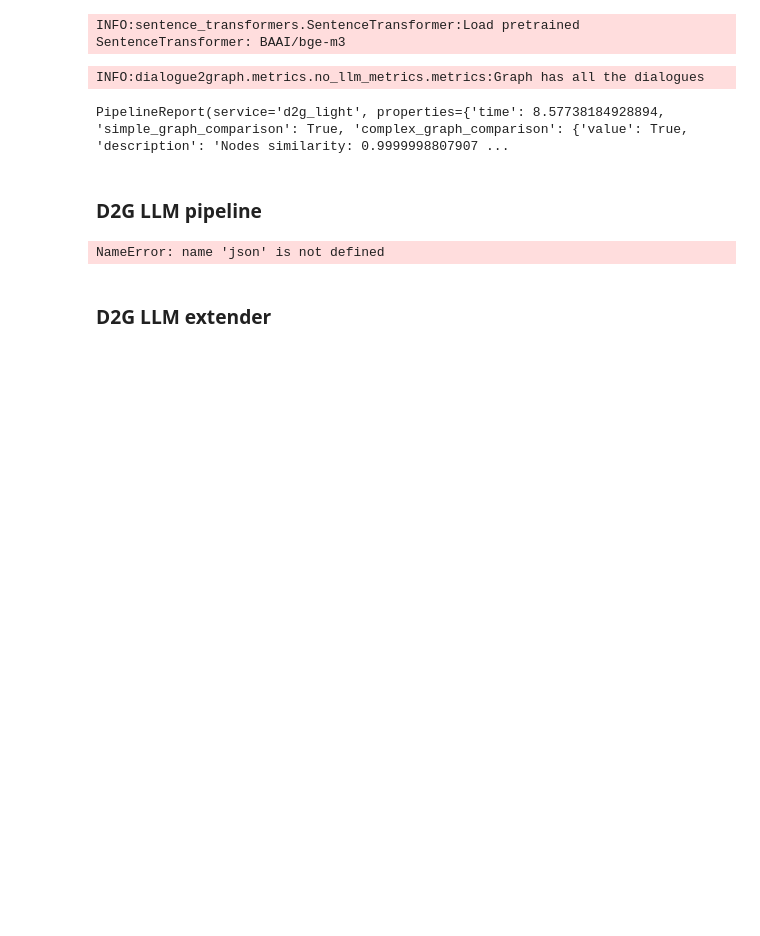
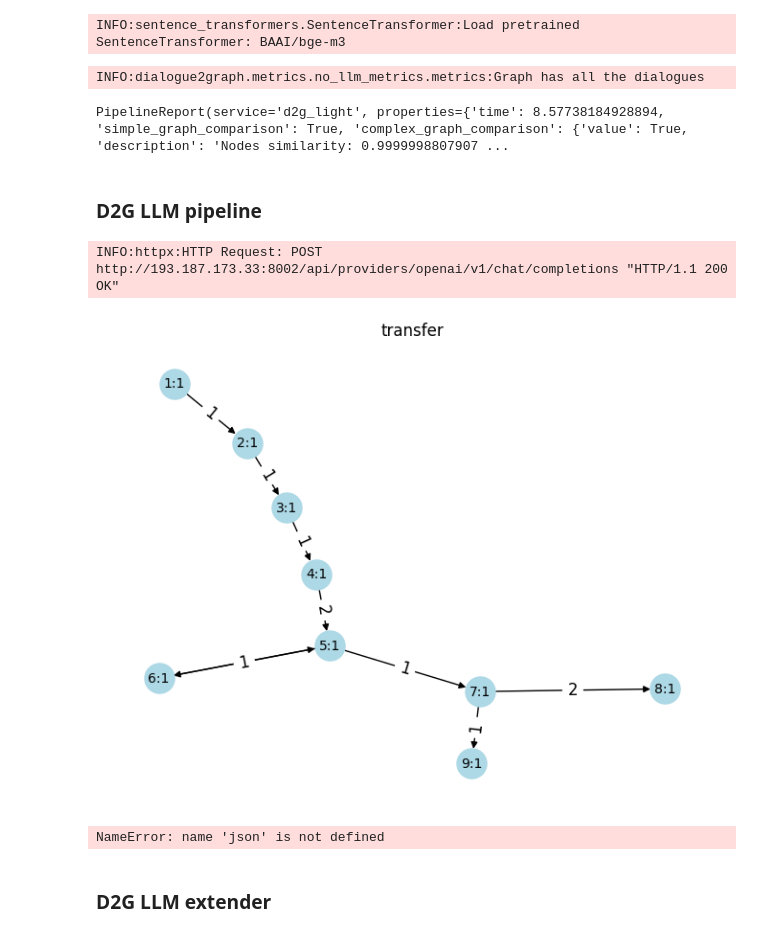
Before and after one commit to deeppavlov/dialogue2graph, a Jupyter notebook: experiments/exp2025_03_20_d2g_pipeline/exp2025_03_20_d2g_pipeline/test_pipeline.ipynb, the cells around one changed output. Saved outputs shown, nothing was run; the diff lists cells and outputs as text; code cells hidden in the pictures; blank space fills up the shorter version.

```diff
--- a/experiments/exp2025_03_20_d2g_pipeline/exp2025_03_20_d2g_pipeline/test_pipeline.ipynb
+++ b/experiments/exp2025_03_20_d2g_pipeline/exp2025_03_20_d2g_pipeline/test_pipeline.ipynb
@@ -19,22 +19,22 @@ ms = ModelStorage()
 # %%
 ms.add(
         key="grouping_llm",
-        config={"model_name": "chatgpt-4o-latest", "temperature": 0, "api_key": os.getenv("OPENAI_API_KEY"), "base_url": os.getenv("OPENAI_BASE_URL")},
+        config={"model_name": "chatgpt-4o-latest", "temperature": 0},
         model_type="llm",
     )
 ms.add(
         key="extending_llm",
-        config={"model_name": "chatgpt-4o-latest", "temperature": 0, "api_key": os.getenv("OPENAI_API_KEY"), "base_url": os.getenv("OPENAI_BASE_URL")},
+        config={"model_name": "chatgpt-4o-latest", "temperature": 0},
         model_type="llm",
     )
 ms.add(
         key="filling_llm",
-        config={"model_name": "o3-mini", "temperature": 1, "api_key": os.getenv("OPENAI_API_KEY"), "base_url": os.getenv("OPENAI_BASE_URL")},
+        config={"model_name": "o3-mini", "temperature": 1},
         model_type="llm",
     )
 ms.add(
         key="formatting_llm",
-        config={"model_name": "gpt-4o-mini", "temperature": 0, "api_key": os.getenv("OPENAI_API_KEY"), "base_url": os.getenv("OPENAI_BASE_URL")},
+        config={"model_name": "gpt-4o-mini", "temperature": 0},
         model_type="llm",
     )
 ms.add(
@@ -209,8 +322,8 @@ PipelineReport(service='d2g_light', properties={'time': 8.57738184928894, 'simpl
 # %% [markdown]
 ### D2G LLM pipeline
 # %%
-from dialogue2graph.pipelines.d2g_llm.pipeline import Pipeline
-pipeline = Pipeline(
+from dialogue2graph.pipelines.d2g_llm.pipeline import D2GLLMPipeline
+pipeline = D2GLLMPipeline(
         name="d2g_llm",
         model_storage=ms,
         grouping_llm="grouping_llm",
@@ -220,6 +333,13 @@ pipeline = Pipeline(
         step2_evals=metrics.DGEvalBase,
         end_evals=metrics.DGEvalBase
         )
+# %%
+raw_data = PipelineRawDataType(dialogs='transfer.json')
+graph, report = pipeline.invoke(raw_data)
+graph.visualise_short("transfer")
+# %% [output]
+INFO:httpx:HTTP Request: POST http://193.187.173.33:8002/api/providers/openai/v1/chat/completions "HTTP/1.1 200 OK"
+[figure, added]
 # %%
 data = [{'text': 'Hey there! How can I help you today?',
     'participant': 'assistant'},
```
Also changed, not shown: parts of 28 cells of this notebook, 24 other files.
